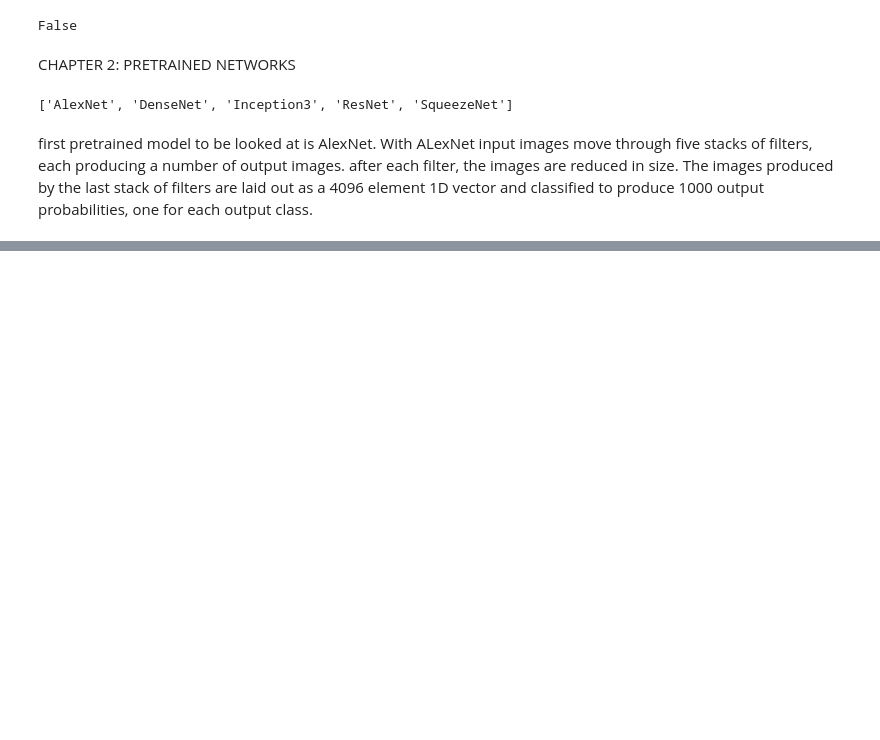
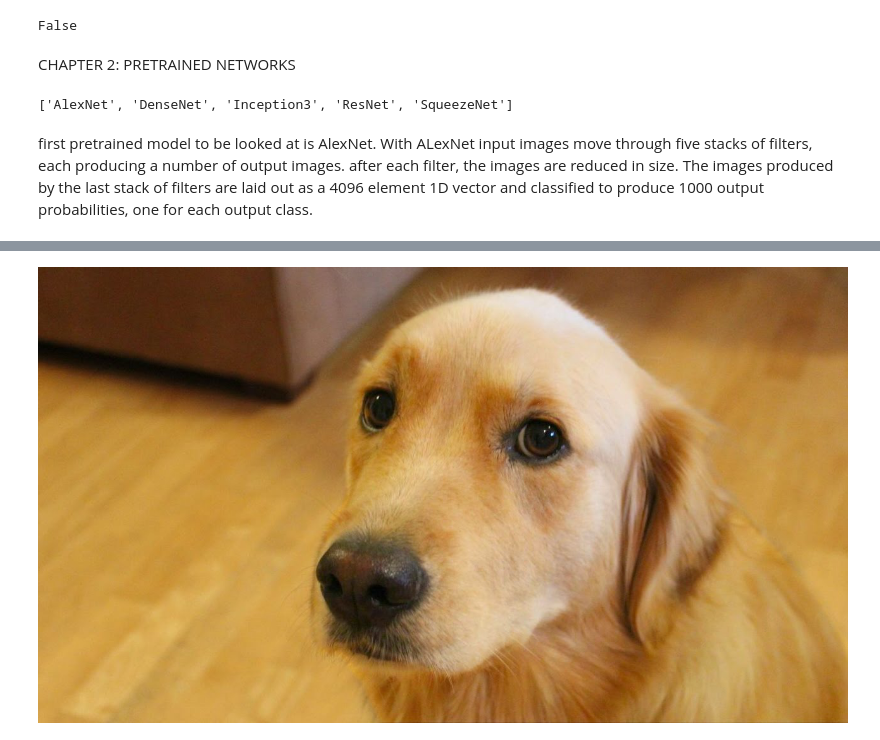
Before and after one commit to andrewbarwise/deep_learning, a Jupyter notebook: start.ipynb, the cells around one changed output, grey strips where cells are left out. Drawn from its saved outputs; the diff is of its cells as text; code cells hidden in the pictures; blank space fills up the shorter version.

```diff
--- a/start.ipynb
+++ b/start.ipynb
@@ -69,0 +60,6 @@ img
+# %%
+from PIL import Image
+img = Image.open('data/bobby.jpg')
+img
+# %% [output]
+[figure, added]
```
Also changed, not shown: parts of 5 cells of this notebook, 1 other file.
